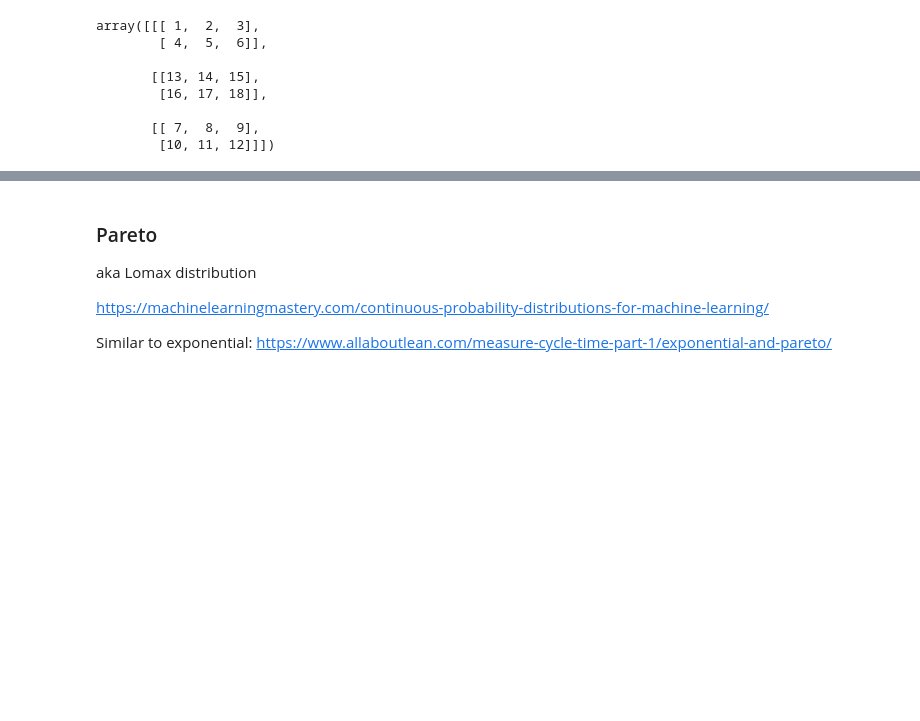
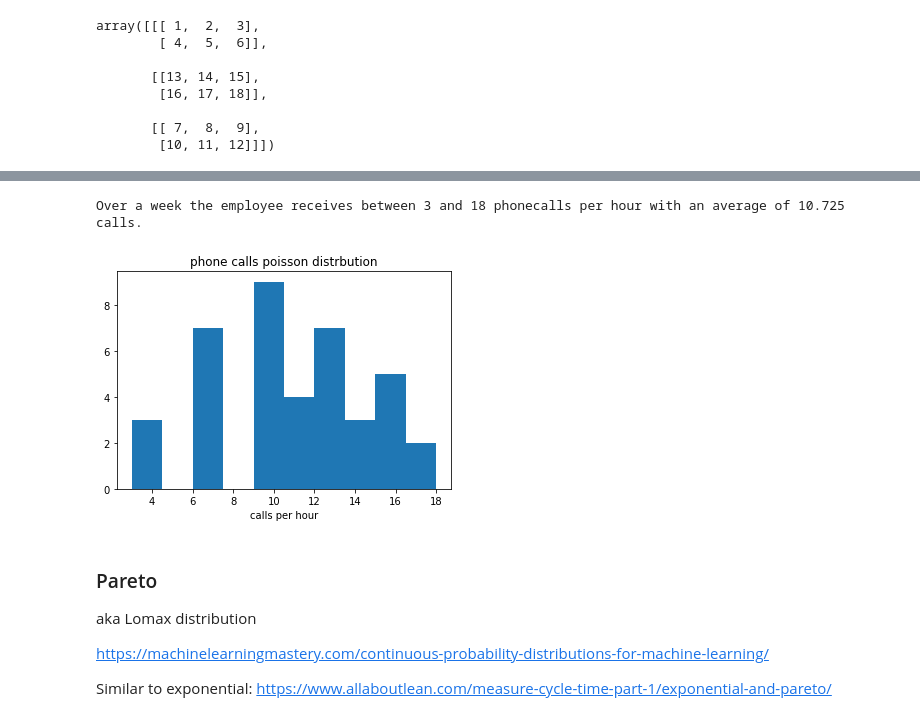
Before and after one commit to jennifer-ryan/numpy.random-project, a Jupyter notebook: numpy.random.ipynb, the cells around one changed output, grey strips where cells are left out. Drawn from its saved outputs; the diff is of its cells as text; code cells hidden in the pictures; blank space fills up the shorter version.

Commit message:
working on poisson

```diff
--- a/numpy.random.ipynb
+++ b/numpy.random.ipynb
@@ -769,3 +764,26 @@ plt.hist(x)
+# %%
+# Calls per hour.
+cph = 10
+
+# Number of hours worked in a week.
+week = 40
+
+
+x = np.random.poisson(cph, size = week)
+
+print("Over a week the employee receives between " + str(x.min()) + " and " + str(x.max()) + " phonecalls per hour with an average of " + str(x.mean()) + " calls.")
+print()
+
+# Plotting the distribution.
+plt.hist(x)
+plt.title("phone calls poisson distrbution")
+plt.xlabel("calls per hour")
+plt.ylabel("")
+plt.show()
+plt.show()
+# %% [output]
+Over a week the employee receives between 3 and 18 phonecalls per hour with an average of 10.725 calls.
+[figure, added]
 # %% [markdown]
 ### Pareto
 
```
Also changed, not shown: parts of 17 cells of this notebook.
